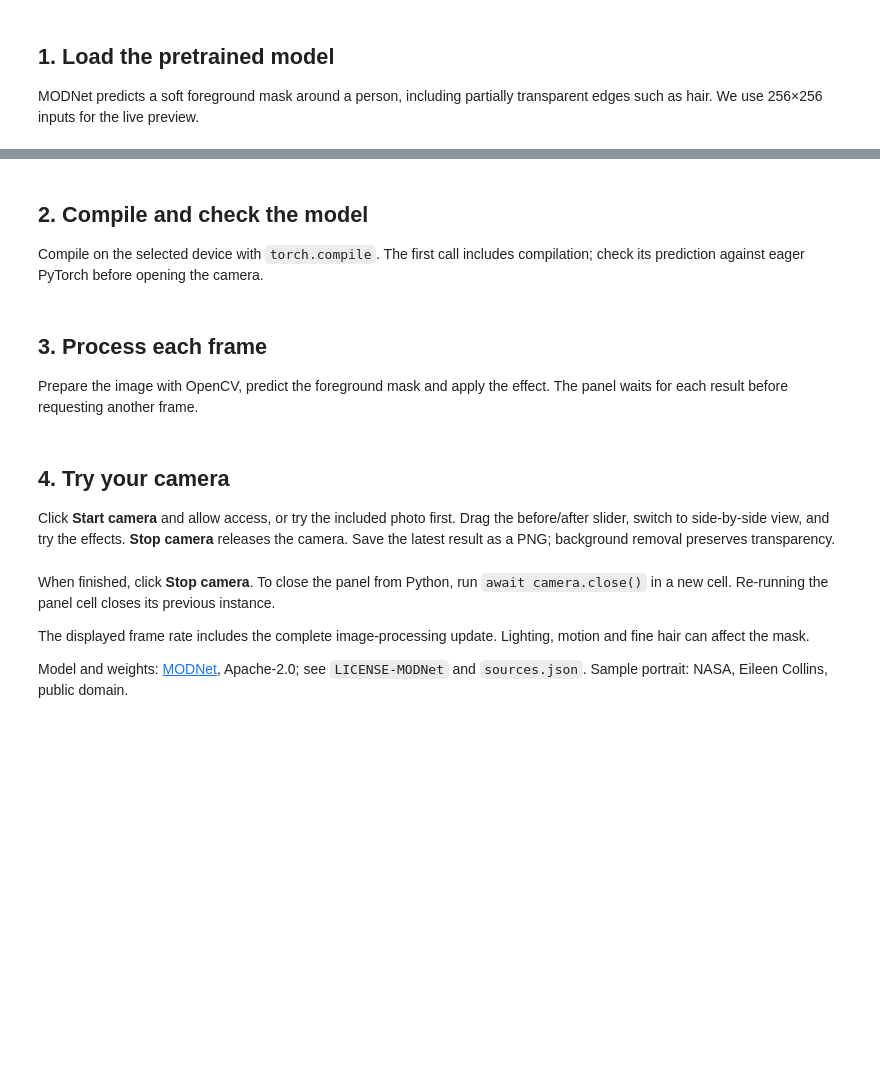
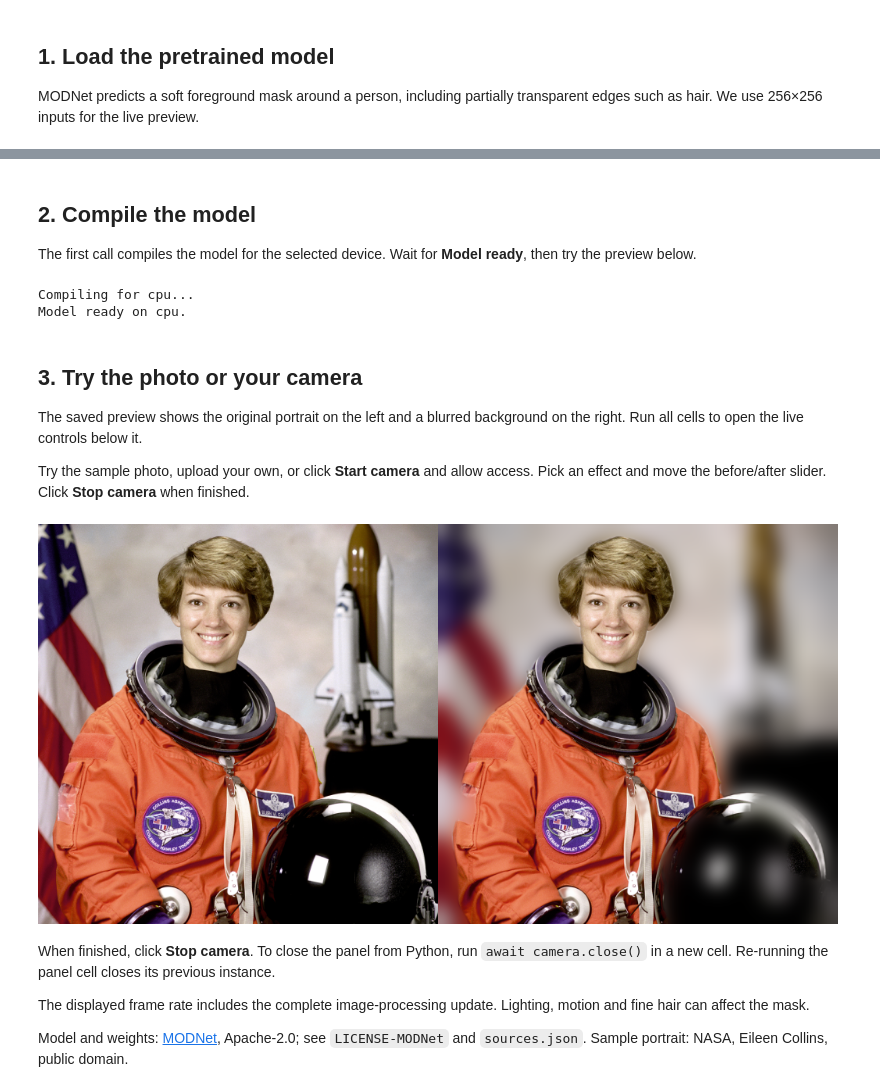
Before and after one commit to Anutosh21/modnet, a Jupyter notebook: content/live-camera-cpu.ipynb, the cells around one changed output, grey strips where cells are left out. Cells and saved outputs as stored; diff of their text form; code cells hidden in the pictures; blank space fills up the shorter version.

Commit message:
Save completed MODNet demos and separate benchmarks
Signed-off-by: anutosh491 <andersonbhat491@gmail.com>

```diff
--- a/content/live-camera-cpu.ipynb
+++ b/content/live-camera-cpu.ipynb
@@ -61,8 +64,8 @@ print('Eager reference ready:', tuple(expected.shape))
 # %% [markdown]
-## 2. Compile and check the model
+## 2. Compile the model
 
-Compile on the selected device with `torch.compile`. The first call includes
-compilation; check its prediction against eager PyTorch before opening the camera.
+The first call compiles the model for the selected device. Wait for **Model ready**,
+then try the preview below.
 # %%
 if DEVICE == 'webgpu':
     from iree.runtime.webgpu import get_webgpu_device
@@ -81,21 +84,24 @@ if gpu is not None:
 compiled_model = torch.compile(predict_matte, backend=backend,
                                fullgraph=True, dynamic=False)
 
-started = time.perf_counter()
+print(f'Compiling for {DEVICE}...', flush=True)
 with torch.inference_mode():
     alpha = compiled_model(example_device)
 actual = await gpu.to_cpu(alpha) if gpu is not None else alpha.detach()
-cold_seconds = time.perf_counter() - started
-torch.testing.assert_close(actual, expected, rtol=3e-3, atol=8e-4)
-report = dict(passed=True, device=DEVICE, input_size=SIZE, opencv=cv2.__version__,
-              cold_first_call_seconds=cold_seconds,
-              max_abs_error=float((actual - expected).abs().max()))
-print(json.dumps(report, indent=2))
+if tuple(actual.shape) != (1, 1, SIZE, SIZE) or not torch.isfinite(actual).all():
+    raise RuntimeError('The model returned an invalid foreground mask.')
+print(f'Model ready on {DEVICE}.')
+# %% [output]
+Compiling for cpu...
+Model ready on cpu.
 # %% [markdown]
-## 3. Process each frame
+## 3. Try the photo or your camera
 
-Prepare the image with OpenCV, predict the foreground mask and apply the effect.
-The panel waits for each result before requesting another frame.
+The saved preview shows the original portrait on the left and a blurred background
+on the right. Run all cells to open the live controls below it.
+
+Try the sample photo, upload your own, or click **Start camera** and allow access.
+Pick an effect and move the before/after slider. Click **Stop camera** when finished.
 # %%
 async def process_frame(jpeg, effect):
     started = time.perf_counter()
@@ -146,19 +152,21 @@ async def process_frame(jpeg, effect):
                    encode_ms=1000 * (finished - effect_at),
                    python_total_ms=1000 * (finished - started))
     return dict(png=png, effect=effect, timings=timings)
-# %% [markdown]
-## 4. Try your camera
-
-Click **Start camera** and allow access, or try the included photo first.
-Drag the before/after slider, switch to side-by-side view, and try the effects.
-**Stop camera** releases the camera. Save the latest result as a PNG;
-background removal preserves transparency.
 # %%
+from IPython.display import Image, display
 from live_vision import LiveVision
+
+preview = await process_frame(cv2.imencode('.png', sample)[1].tobytes(), 'blur')
+result = cv2.imdecode(np.frombuffer(base64.b64decode(preview['png']),
+                                  dtype=np.uint8), cv2.IMREAD_COLOR)
+_, preview_png = cv2.imencode('.png', np.hstack((sample, result)))
+display(Image(data=preview_png.tobytes(), width=800))
 
 if 'camera' in globals():
     await camera.close()
 camera = LiveVision(process_frame, sample='astronaut.png', size=SIZE, device=DEVICE)
+# %% [output]
+[figure, added]
 # %% [markdown]
 When finished, click **Stop camera**. To close the panel from Python, run
 `await camera.close()` in a new cell. Re-running the panel cell closes its previous instance.
```
Also changed, not shown: parts of 3 cells of this notebook, 4 other files.
